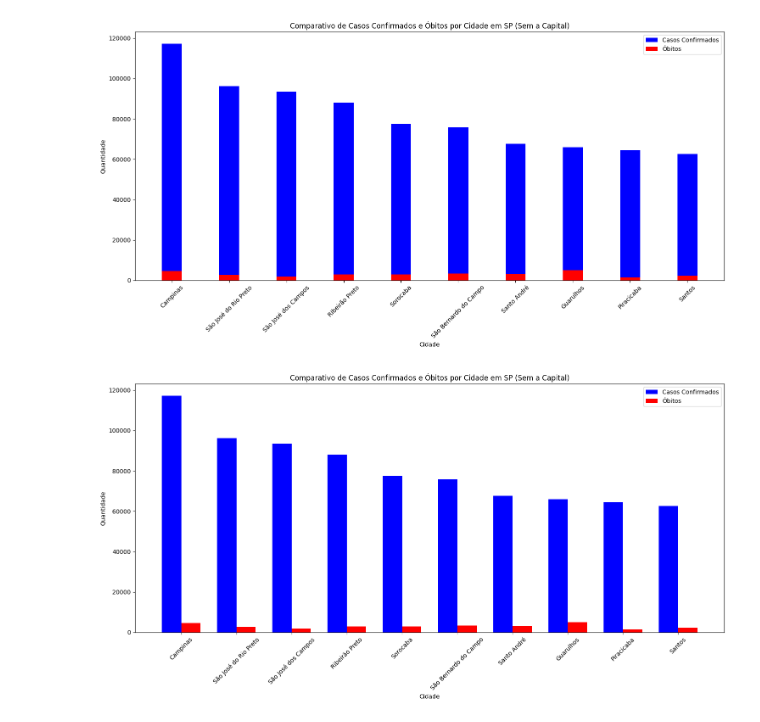
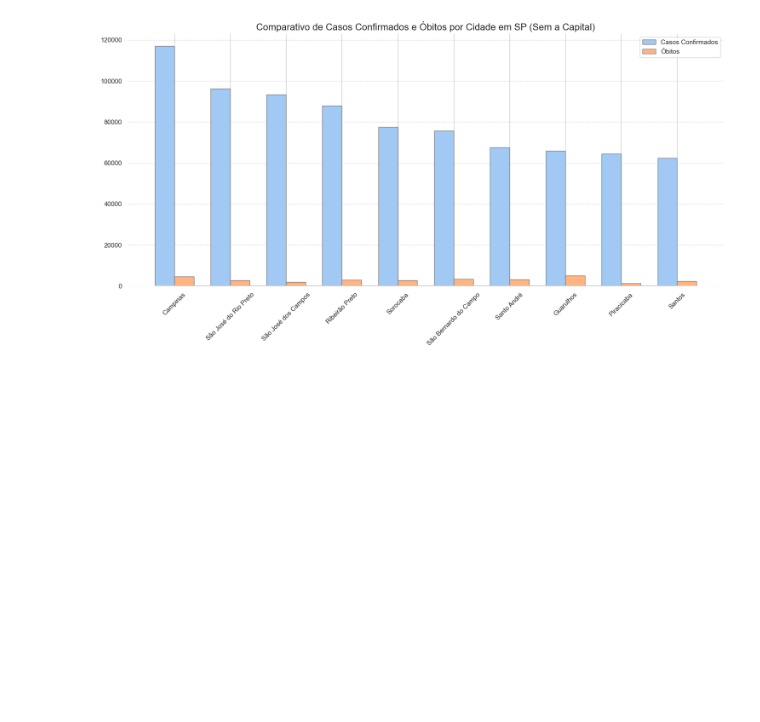
Before and after one commit to gabs4841/Covid-Graficos, a Jupyter notebook: COVID.ipynb, the cells around one changed output. Drawn from its saved outputs; the diff is of its cells as text; code cells hidden in the pictures; blank space fills up the shorter version.

```diff
--- a/COVID.ipynb
+++ b/COVID.ipynb
@@ -72,81 +63,46 @@ plt.show()
 # %%
-# OPÇÃO 1
-import pandas as pd
-import matplotlib.pyplot as plt
-
-# Certifique-se de que df_filtered está pronto e contém a cidade de São Paulo
-# df_filtered = pd.read_csv('seu_arquivo.csv')
-
-# Filtrar os dados excluindo a cidade de São Paulo
-df_filtered_no_sp = df_filtered[df_filtered['city'] != 'São Paulo']
-
-# Agrupar dados por cidade e somar os casos confirmados e óbitos
-city_data_no_sp = df_filtered_no_sp.groupby('city').agg({'last_available_confirmed': 'max', 'last_available_deaths': 'max'})
-
-# Ordenar os dados pelo número de casos confirmados para as top 10 cidades
-city_data_sorted_no_sp = city_data_no_sp.sort_values('last_available_confirmed', ascending=False).head(10)
-
-# Cria um gráfico de barras duplas para casos confirmados e óbitos
-fig, ax = plt.subplots(figsize=(15, 8))
-
-# Configurar a posição das barras no eixo X
-index = range(len(city_data_sorted_no_sp))
-
-# Barras para casos confirmados
-bar1 = plt.bar(index, city_data_sorted_no_sp['last_available_confirmed'], bar_width, label='Casos Confirmados', color='blue')
-
-# Barras para óbitos
-bar2 = plt.bar(index, city_data_sorted_no_sp['last_available_deaths'], bar_width, label='Óbitos', color='red')
-
-# Adicionar nomes e título ao gráfico
-plt.xlabel('Cidade')
-plt.ylabel('Quantidade')
-plt.title('Comparativo de Casos Confirmados e Óbitos por Cidade em SP (Sem a Capital)')
-plt.xticks(index, city_data_sorted_no_sp.index, rotation=45)
-plt.legend()
-
-# Exibir o gráfico
-plt.tight_layout()
-plt.show()
-
-# OPÇÃO 2
-
-import pandas as pd
 import matplotlib.pyplot as plt
 import numpy as np
+import seaborn as sns
 
-# Supondo que df_filtered_no_sp já esteja definido e não inclua a cidade de São Paulo
-# df_filtered_no_sp = pd.read_csv('dados_SP_sem.csv')
+# Configurações estéticas do Seaborn
+sns.set(style="whitegrid", palette="pastel", color_codes=True)
 
 # Agrupar dados por cidade e somar os casos confirmados e óbitos
 city_data_no_sp = df_filtered_no_sp.groupby('city').agg({'last_available_confirmed': 'max', 'last_available_deaths': 'max'})
 
 # Ordenar os dados pelo número de casos confirmados para as top 10 cidades
 city_data_sorted_no_sp = city_data_no_sp.sort_values('last_available_confirmed', ascending=False).head(10)
 
 # Cria um gráfico de barras adjacentes para casos confirmados e óbitos
 fig, ax = plt.subplots(figsize=(15, 8))
 
 # Configurar a posição das barras no eixo X
 indices = np.arange(len(city_data_sorted_no_sp))
 bar_width = 0.35
 
-# Barras para casos confirmados
-bars1 = plt.bar(indices - bar_width/2, city_data_sorted_no_sp['last_available_confirmed'], bar_width, label='Casos Confirmados', color='blue')
+# Barras para casos confirmados com bordas mais escuras
+bars1 = ax.bar(indices - bar_width/2, city_data_sorted_no_sp['last_available_confirmed'], bar_width, label='Casos Confirmados', color=sns.color_palette("pastel")[0], edgecolor="grey")
 
-# Barras para óbitos
-bars2 = plt.bar(indices + bar_width/2, city_data_sorted_no_sp['last_available_deaths'], bar_width, label='Óbitos', color='red')
+# Barras para óbitos com bordas mais escuras
+bars2 = ax.bar(indices + bar_width/2, city_data_sorted_no_sp['last_available_deaths'], bar_width, label='Óbitos', color=sns.color_palette("pastel")[1], edgecolor="grey")
 
 # Adicionar nomes e título ao gráfico
-plt.xlabel('Cidade')
-plt.ylabel('Quantidade')
-plt.title('Comparativo de Casos Confirmados e Óbitos por Cidade em SP (Sem a Capital)')
-plt.xticks(indices, city_data_sorted_no_sp.index, rotation=45)
-plt.legend()
+ax.set_title('Comparativo de Casos Confirmados e Óbitos por Cidade em SP (Sem a Capital)', fontsize=16)
+ax.set_xticks(indices)
+ax.set_xticklabels(city_data_sorted_no_sp.index, rotation=45)
+ax.legend()
+
+# Adicionar uma grade para facilitar a leitura
+ax.yaxis.grid(True, linestyle='--', which='major', color='grey', alpha=.25)
+
+# Remover bordas desnecessárias
+sns.despine(trim=True, left=True)
+
+# Ajustar layout para evitar cortar o título e as legendas
+plt.tight_layout()
 
 # Exibir o gráfico
-plt.tight_layout()
 plt.show()
 # %% [output]
-[figure, old version]
+[figure, new version]
-[figure, removed]
```
Also changed, not shown: parts of 7 cells of this notebook.
